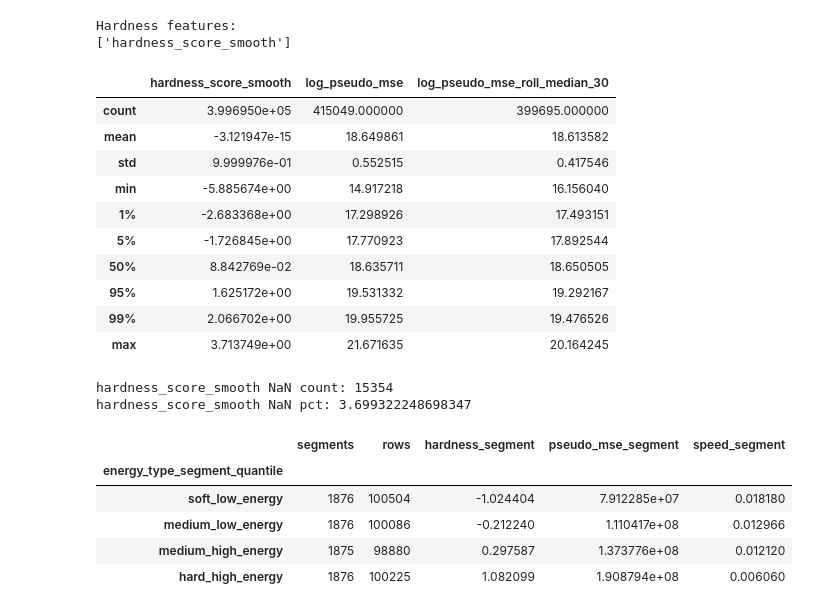
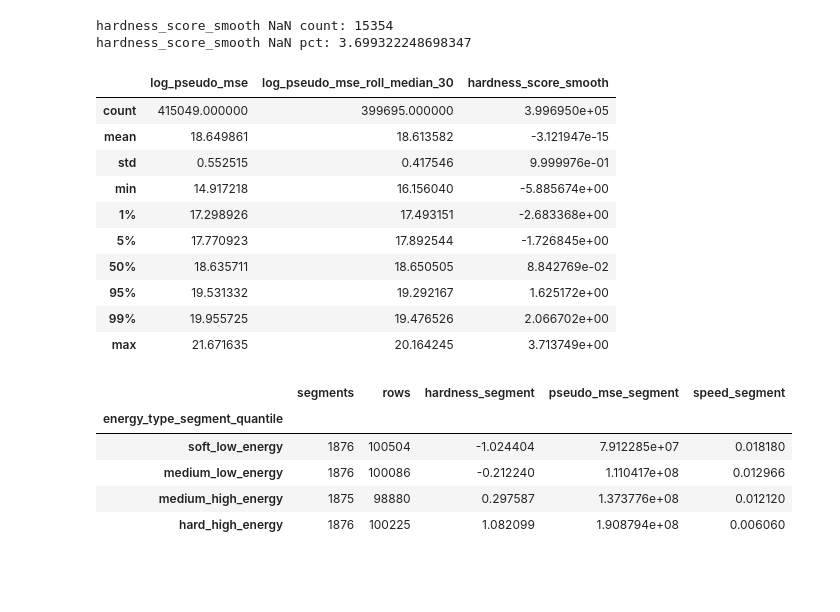
Before and after one commit to qa1roO/OptimalDrilling, a Jupyter notebook: notebooks/rock_energy_segment.ipynb, the cells around one changed output. Cells and saved outputs as stored; diff of their text form; code cells hidden in the pictures; blank space fills up the shorter version.

```diff
--- a/notebooks/rock_energy_segment.ipynb
+++ b/notebooks/rock_energy_segment.ipynb
@@ -166,43 +132,36 @@ Rolling features added: 63
-# %%
-def zscore(s):
-    std = s.std()
-    if not np.isfinite(std) or std < EPS:
-        return pd.Series(np.zeros(len(s)), index=s.index)
-    return (s - s.mean()) / (std + EPS)
-
-# Основной непрерывный признак энергоёмкости.
-# Он основан только на сглаженном log-pseudo-MSE по окну 30.
-df["hardness_score_smooth"] = zscore(df["log_pseudo_mse_roll_median_30"])
-
-HARDNESS_FEATURES = ["hardness_score_smooth"]
-
-print("Hardness features:")
-print(HARDNESS_FEATURES)
-
-display(df[HARDNESS_FEATURES + [
-    "log_pseudo_mse",
-    "log_pseudo_mse_roll_median_30",
-]].describe(percentiles=[.01, .05, .5, .95, .99]))
-
-# Diagnostics for new 30-window hardness signal.
-print("hardness_score_smooth NaN count:", int(df["hardness_score_smooth"].isna().sum()))
-print("hardness_score_smooth NaN pct:", float(df["hardness_score_smooth"].isna().mean() * 100))
-# %% [output]
-Hardness features:
-['hardness_score_smooth']
-|  | hardness_score_smooth | log_pseudo_mse | log_pseudo_mse_roll_median_30 |
-| count | 3.996950e+05 | 415049.000000 | 399695.000000 |
-| mean | -3.121947e-15 | 18.649861 | 18.613582 |
-| std | 9.999976e-01 | 0.552515 | 0.417546 |
-| min | -5.885674e+00 | 14.917218 | 16.156040 |
-| 1% | -2.683368e+00 | 17.298926 | 17.493151 |
-| 5% | -1.726845e+00 | 17.770923 | 17.892544 |
-| 50% | 8.842769e-02 | 18.635711 | 18.650505 |
-| 95% | 1.625172e+00 | 19.531332 | 19.292167 |
-| 99% | 2.066702e+00 | 19.955725 | 19.476526 |
-| max | 3.713749e+00 | 21.671635 | 20.164245 |
-hardness_score_smooth NaN count: 15354
-hardness_score_smooth NaN pct: 3.699322248698347
+# %%
+def zscore(series: pd.Series) -> pd.Series:
+    return (series - series.mean()) / (series.std() + EPS)
+
+
+df["hardness_score_smooth"] = zscore(df["log_pseudo_mse_roll_median_30"])
+
+print("hardness_score_smooth NaN count:", int(df["hardness_score_smooth"].isna().sum()))
+print("hardness_score_smooth NaN pct:", float(df["hardness_score_smooth"].isna().mean() * 100))
+
+display(
+    df[
+        [
+            "log_pseudo_mse",
+            "log_pseudo_mse_roll_median_30",
+            "hardness_score_smooth",
+        ]
+    ].describe(percentiles=[.01, .05, .5, .95, .99])
+)
+# %% [output]
+hardness_score_smooth NaN count: 15354
+hardness_score_smooth NaN pct: 3.699322248698347
+|  | log_pseudo_mse | log_pseudo_mse_roll_median_30 | hardness_score_smooth |
+| count | 415049.000000 | 399695.000000 | 3.996950e+05 |
+| mean | 18.649861 | 18.613582 | -3.121947e-15 |
+| std | 0.552515 | 0.417546 | 9.999976e-01 |
+| min | 14.917218 | 16.156040 | -5.885674e+00 |
+| 1% | 17.298926 | 17.493151 | -2.683368e+00 |
+| 5% | 17.770923 | 17.892544 | -1.726845e+00 |
+| 50% | 18.635711 | 18.650505 | 8.842769e-02 |
+| 95% | 19.531332 | 19.292167 | 1.625172e+00 |
+| 99% | 19.955725 | 19.476526 | 2.066702e+00 |
+| max | 21.671635 | 20.164245 | 3.713749e+00 |
 # %%
 energy_labels_4 = [
     "soft_low_energy",
```
Also changed, not shown: parts of 14 cells of this notebook, 58 other files.
